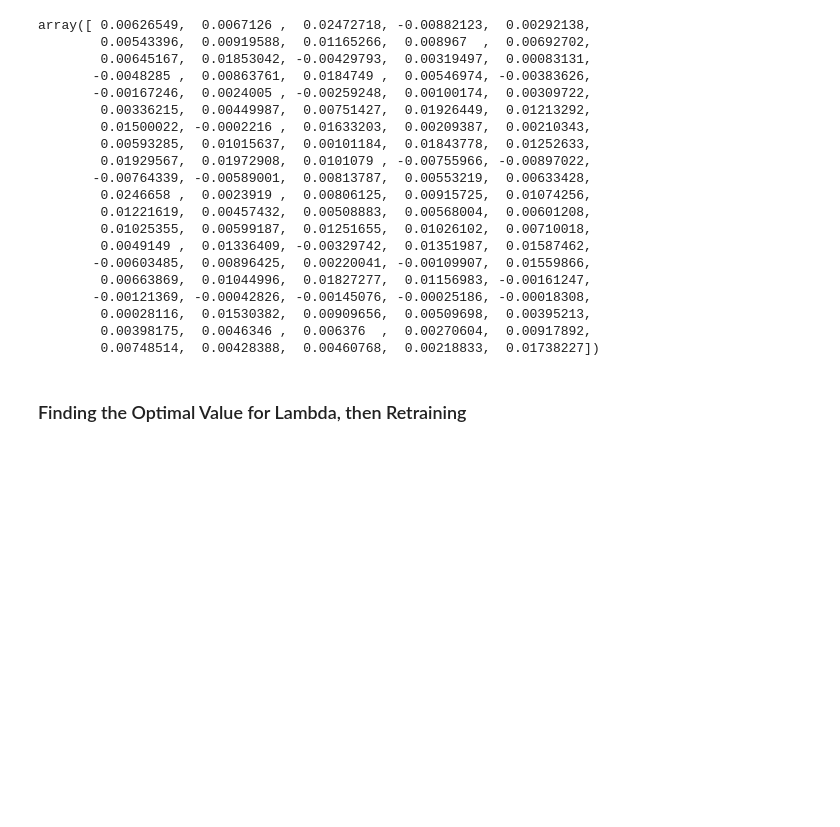
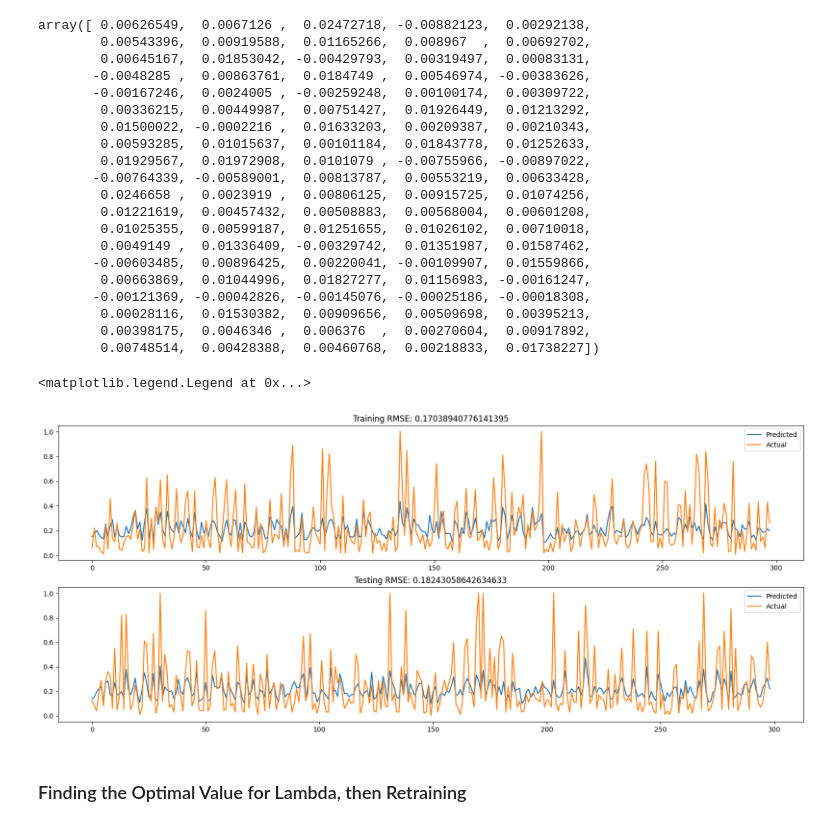
Before and after one commit to aidanlockwood20/CAB420-Codebase, a Jupyter notebook: Assessment/assignment_1a/assignment_1a.ipynb, the cells around one changed output. Drawn from its saved outputs; the diff is of its cells as text; code cells hidden in the pictures; blank space fills up the shorter version.

```diff
--- a/Assessment/assignment_1a/assignment_1a.ipynb
+++ b/Assessment/assignment_1a/assignment_1a.ipynb
@@ -267,6 +283,25 @@ array([ 0.00626549,  0.0067126 ,  0.02472718, -0.00882123,  0.00292138,
         0.00028116,  0.01530382,  0.00909656,  0.00509698,  0.00395213,
         0.00398175,  0.0046346 ,  0.006376  ,  0.00270604,  0.00917892,
         0.00748514,  0.00428388,  0.00460768,  0.00218833,  0.01738227])
+# %%
+rmse_ridge_train = np.sqrt(mean_squared_error(y_q1_train, ridge_regression_training_metrics[0]))
+rmse_ridge_test = np.sqrt(mean_squared_error(y_q1_test, ridge_regression_testing_metrics[0]))
+
+
+fig = plt.figure(figsize=[20, 8])
+ax = fig.add_subplot(2, 1, 1)
+ax.plot(np.arange(len(ridge_regression_training_metrics[0])), ridge_regression_training_metrics[0], label='Predicted')
+ax.plot(np.arange(len(ridge_regression_training_metrics[0])), y_q1_train, label='Actual')
+ax.set_title(f'Training RMSE: {rmse_ridge_train}')
+ax.legend()
+ax = fig.add_subplot(2, 1, 2)
+ax.plot(np.arange(len(ridge_regression_testing_metrics[0])), ridge_regression_testing_metrics[0], label='Predicted')
+ax.plot(np.arange(len(ridge_regression_testing_metrics[0])), y_q1_test, label='Actual')
+ax.set_title(f'Testing RMSE: {rmse_ridge_test}')
+ax.legend()
+# %% [output]
+<matplotlib.legend.Legend at 0x...>
+[figure, added]
 # %% [markdown]
 ### Finding the Optimal Value for Lambda, then Retraining
 # %%
```
Also changed, not shown: parts of 22 cells of this notebook, 1 other file.
